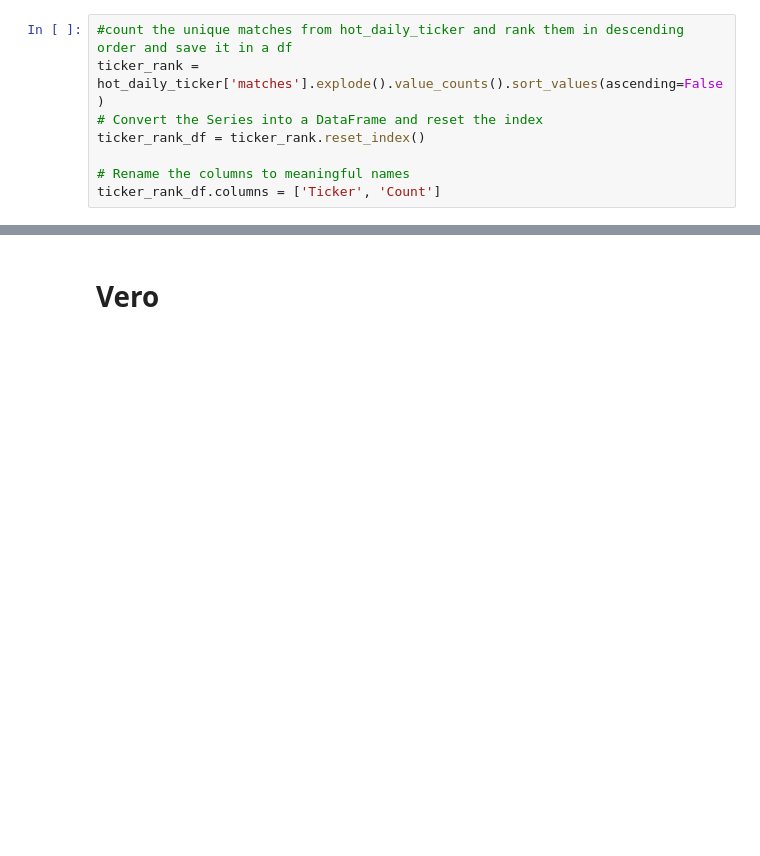
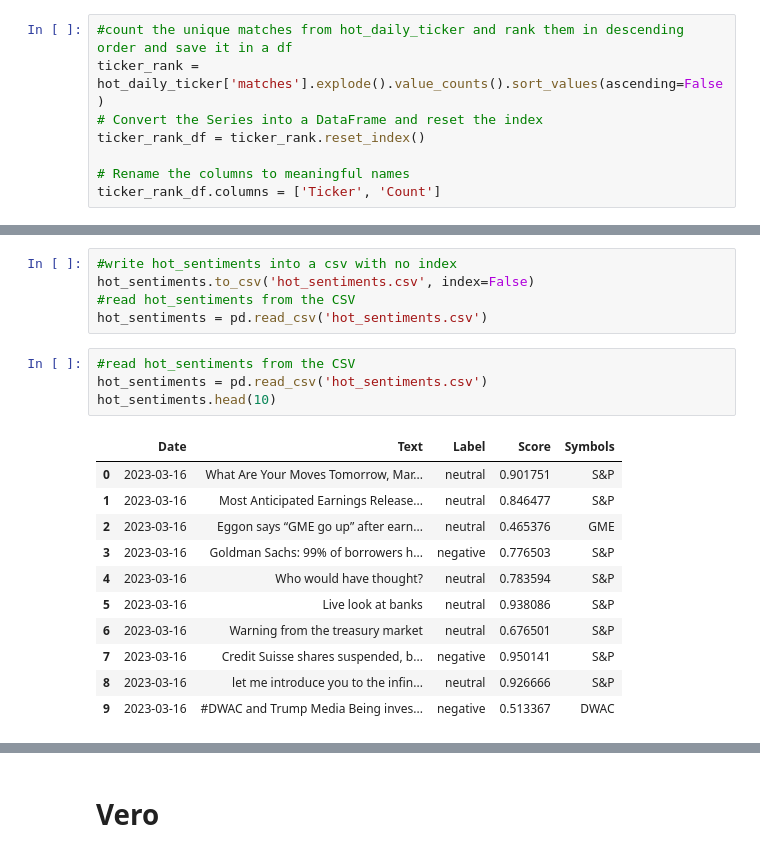
Before and after one commit to Christopher-jason/cjs-dissertation, a Jupyter notebook: Stocks/dissy_draft1.ipynb, the cells around one changed output, grey strips where cells are left out. Drawn from its saved outputs; the diff is of its cells as text; blank space fills up the shorter version.

```diff
--- a/Stocks/dissy_draft1.ipynb
+++ b/Stocks/dissy_draft1.ipynb
@@ -248,0 +295,21 @@ ticker_rank_df[ticker_rank_df['Count'] > 2]
+# %%
+#write hot_sentiments into a csv with no index
+hot_sentiments.to_csv('hot_sentiments.csv', index=False)
+#read hot_sentiments from the CSV
+hot_sentiments = pd.read_csv('hot_sentiments.csv')
+# %%
+#read hot_sentiments from the CSV
+hot_sentiments = pd.read_csv('hot_sentiments.csv')
+hot_sentiments.head(10)
+# %% [output]
+|  | Date | Text | Label | Score | Symbols |
+| 0 | 2023-03-16 | What Are Your Moves Tomorrow, Mar... | neutral | 0.901751 | S&P |
+| 1 | 2023-03-16 | Most Anticipated Earnings Release... | neutral | 0.846477 | S&P |
+| 2 | 2023-03-16 | Eggon says “GME go up” after earn... | neutral | 0.465376 | GME |
+| 3 | 2023-03-16 | Goldman Sachs: 99% of borrowers h... | negative | 0.776503 | S&P |
+| 4 | 2023-03-16 | Who would have thought? | neutral | 0.783594 | S&P |
+| 5 | 2023-03-16 | Live look at banks | neutral | 0.938086 | S&P |
+| 6 | 2023-03-16 | Warning from the treasury market | neutral | 0.676501 | S&P |
+| 7 | 2023-03-16 | Credit Suisse shares suspended, b... | negative | 0.950141 | S&P |
+| 8 | 2023-03-16 | let me introduce you to the infin... | neutral | 0.926666 | S&P |
+| 9 | 2023-03-16 | #DWAC and Trump Media Being inves... | negative | 0.513367 | DWAC |
```
Also changed, not shown: parts of 16 cells of this notebook, 2 other files.
